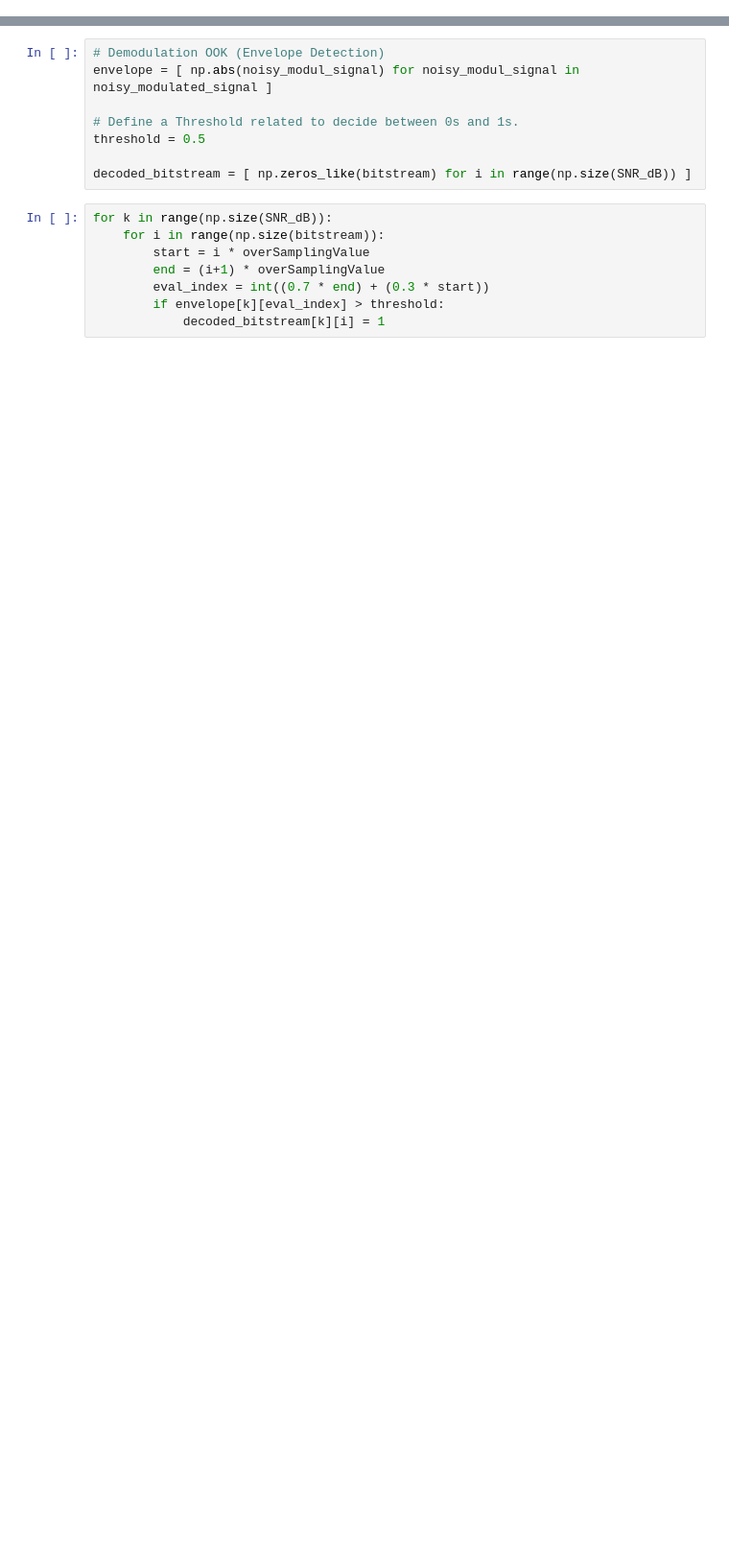
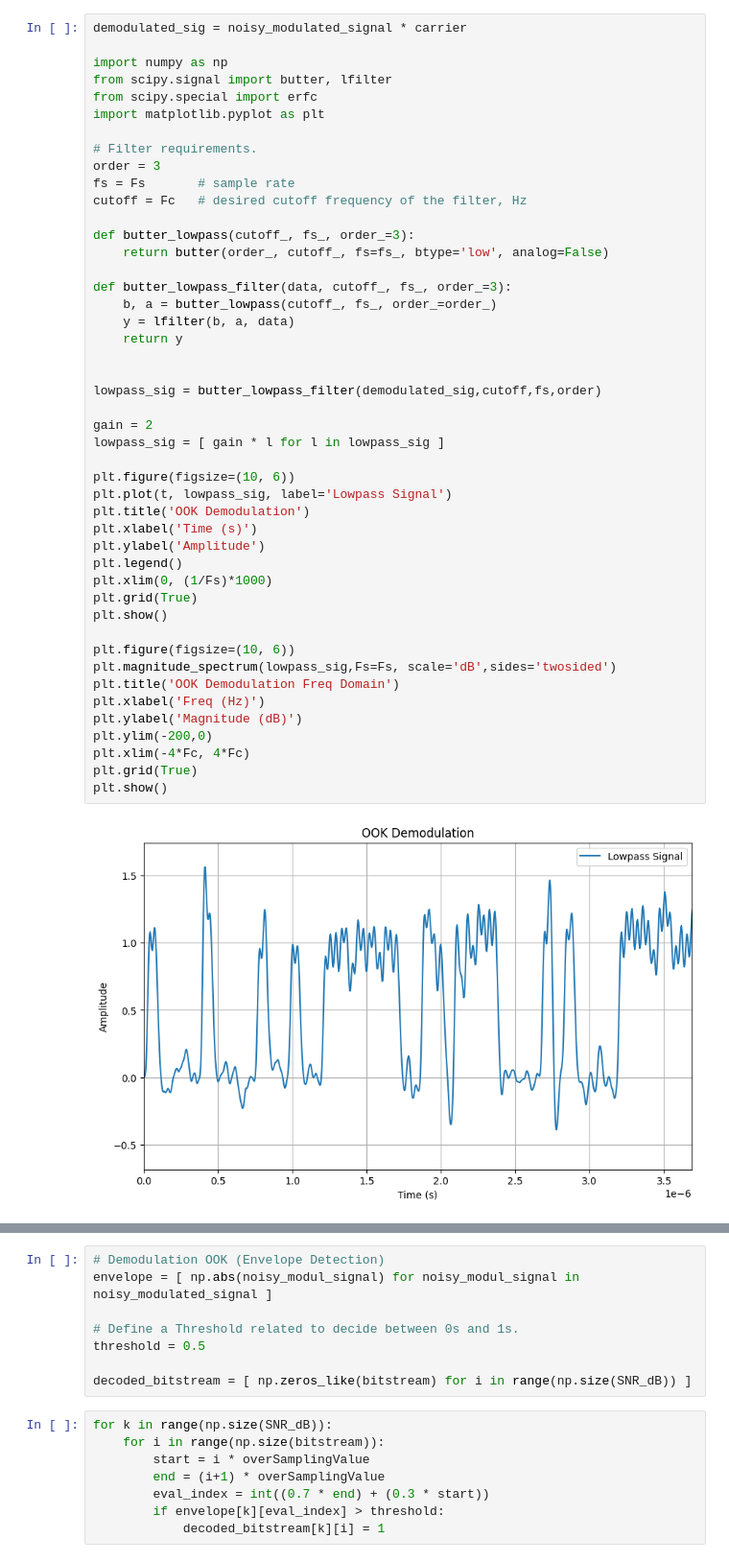
Before and after one commit to mArBiaN1337/nfc_sim, a Jupyter notebook: nfc_simulation.ipynb, the cells around one changed output, grey strips where cells are left out. Shown at 96% size. Cells and saved outputs as stored; diff of their text form; blank space fills up the shorter version.

```diff
--- a/nfc_simulation.ipynb
+++ b/nfc_simulation.ipynb
@@ -115,0 +117,48 @@ plt.show()
+# %%
+demodulated_sig = noisy_modulated_signal * carrier
+
+import numpy as np
+from scipy.signal import butter, lfilter
+from scipy.special import erfc
+import matplotlib.pyplot as plt
+
+# Filter requirements.
+order = 3
+fs = Fs       # sample rate
+cutoff = Fc   # desired cutoff frequency of the filter, Hz
+
+def butter_lowpass(cutoff_, fs_, order_=3):
+    return butter(order_, cutoff_, fs=fs_, btype='low', analog=False)
+
+def butter_lowpass_filter(data, cutoff_, fs_, order_=3):
+    b, a = butter_lowpass(cutoff_, fs_, order_=order_)
+    y = lfilter(b, a, data)
+    return y
+
+
+lowpass_sig = butter_lowpass_filter(demodulated_sig,cutoff,fs,order)
+
+gain = 2
+lowpass_sig = [ gain * l for l in lowpass_sig ]
+
+plt.figure(figsize=(10, 6))
+plt.plot(t, lowpass_sig, label='Lowpass Signal')
+plt.title('OOK Demodulation')
+plt.xlabel('Time (s)')
+plt.ylabel('Amplitude')
+plt.legend()
+plt.xlim(0, (1/Fs)*1000)
+plt.grid(True)
+plt.show()
+
+plt.figure(figsize=(10, 6))
+plt.magnitude_spectrum(lowpass_sig,Fs=Fs, scale='dB',sides='twosided')
+plt.title('OOK Demodulation Freq Domain')
+plt.xlabel('Freq (Hz)')
+plt.ylabel('Magnitude (dB)')
+plt.ylim(-200,0)
+plt.xlim(-4*Fc, 4*Fc)
+plt.grid(True)
+plt.show()
+# %% [output]
+[figure, added]
```
Also changed, not shown: parts of 8 cells of this notebook.
